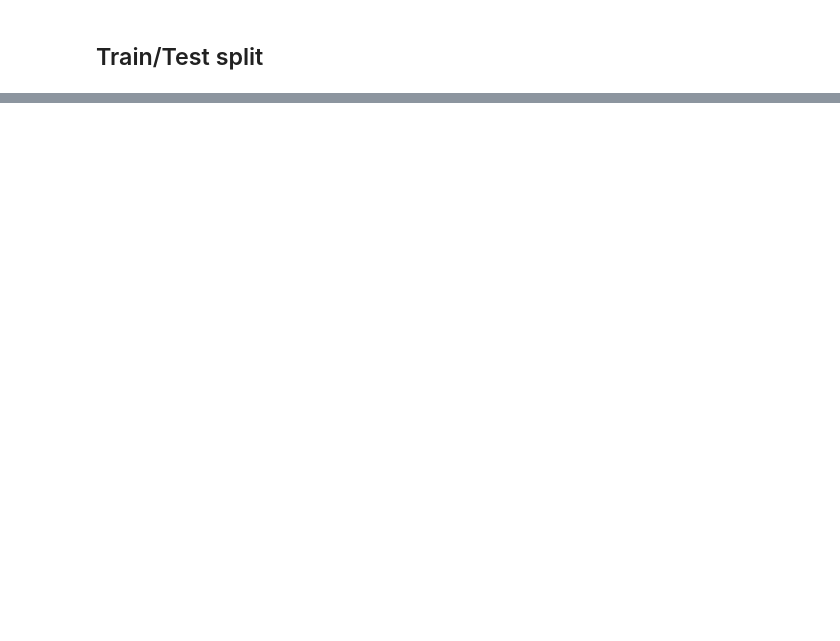
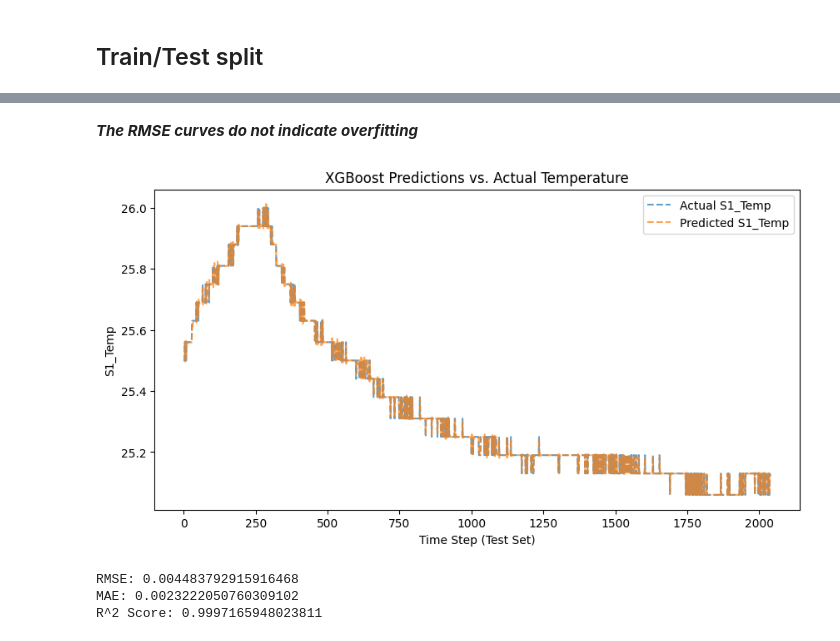
Before and after one commit to apmalinsky/AAI-530-IoT-FinalProject, a Jupyter notebook: notebooks/continuous-pred.ipynb, the cells around one changed output, grey strips where cells are left out. Drawn from its saved outputs; the diff is of its cells as text; code cells hidden in the pictures; blank space fills up the shorter version.

```diff
--- a/notebooks/continuous-pred.ipynb
+++ b/notebooks/continuous-pred.ipynb
@@ -193,0 +171,23 @@ Epoch 7/50
+# %% [markdown]
+***The RMSE curves do not indicate overfitting***
+# %%
+# Trying out a different train/test split to see if I can still get accurate predictions
+
+# Using groups 1 and 2 as train data, and group 3 as test data
+train_data = ro_data[ro_data['group'].isin([1, 2])]  # Train on groups 1 & 2
+test_data = ro_data[ro_data['group'] == 3]  # Test on group 3
+
+# Define features and target
+X_train, y_train = train_data[features], train_data[target]
+X_test, y_test = test_data[features], test_data[target]
+
+# Train a new XGBoost model with the new split
+xgb_model_new_split = XGBRegressor(objective='reg:squarederror', n_estimators=50, learning_rate=0.1, max_depth=3)
+xgb_model_new_split.fit(X_train, y_train, eval_set=[(X_test, y_test)], verbose=False)
+
+evaluate_xgb_model(xgb_model, X_test, y_test)
+# %% [output]
+[figure, added]
+RMSE: 0.004483792915916468
+MAE: 0.0023222050760309102
+R^2 Score: 0.9997165948023811
```
Also changed, not shown: parts of 15 cells of this notebook.
